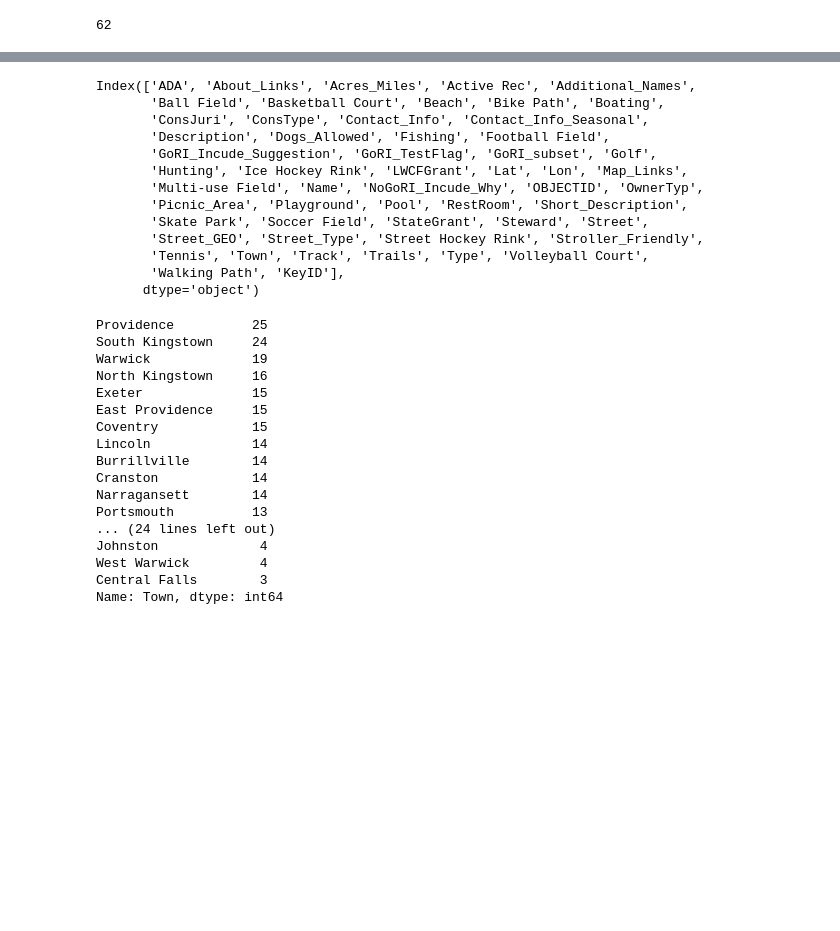
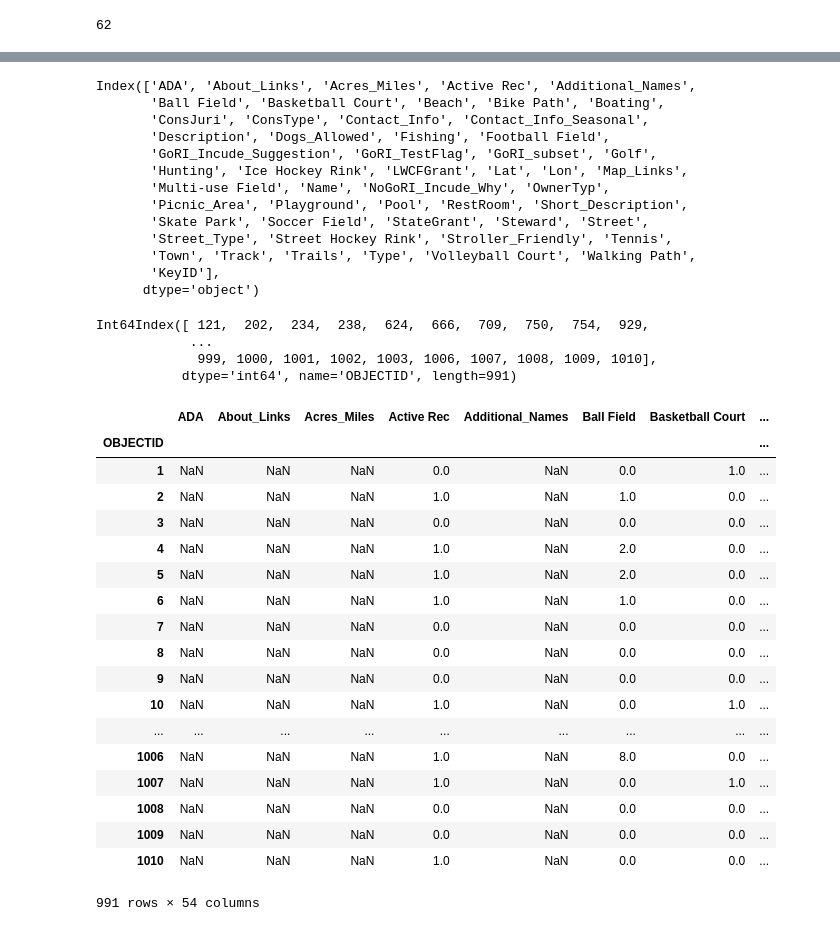
Before and after one commit to 401ode/RI-Parks_Beaches_Trails_Paths, a Jupyter notebook: SCORP Analysis.ipynb, the cells around one changed output, grey strips where cells are left out. Saved outputs shown, nothing was run; the diff lists cells and outputs as text; code cells hidden in the pictures; blank space fills up the shorter version.

```diff
--- a/SCORP Analysis.ipynb
+++ b/SCORP Analysis.ipynb
@@ -454,5 +437,10 @@ pj
+# %%
+scorp_master_file = r"State Comprehensive Outdoor Recreation Plan Inventory of Facilities\MasterSCORP_Base.xlsx"
+geo_master_file = r"State Comprehensive Outdoor Recreation Plan Inventory of Facilities\SCORP_FILTER_GEO.xlsx"
+sm = pd.read_excel(scorp_master, index_col="OBJECTID")
+gm = pd.read_excel(geo_master_file, index_col="OBJECTID")
 # %%
-sg.columns
+sm.columns
 # %% [output]
 Index(['ADA', 'About_Links', 'Acres_Miles', 'Active Rec', 'Additional_Names',
        'Ball Field', 'Basketball Court', 'Beach', 'Bike Path', 'Boating',
@@ -460,30 +448,39 @@ Index(['ADA', 'About_Links', 'Acres_Miles', 'Active Rec', 'Additional_Names',
        'Description', 'Dogs_Allowed', 'Fishing', 'Football Field',
        'GoRI_Incude_Suggestion', 'GoRI_TestFlag', 'GoRI_subset', 'Golf',
        'Hunting', 'Ice Hockey Rink', 'LWCFGrant', 'Lat', 'Lon', 'Map_Links',
-       'Multi-use Field', 'Name', 'NoGoRI_Incude_Why', 'OBJECTID', 'OwnerTyp',
+       'Multi-use Field', 'Name', 'NoGoRI_Incude_Why', 'OwnerTyp',
        'Picnic_Area', 'Playground', 'Pool', 'RestRoom', 'Short_Description',
        'Skate Park', 'Soccer Field', 'StateGrant', 'Steward', 'Street',
-       'Street_GEO', 'Street_Type', 'Street Hockey Rink', 'Stroller_Friendly',
-       'Tennis', 'Town', 'Track', 'Trails', 'Type', 'Volleyball Court',
-       'Walking Path', 'KeyID'],
+       'Street_Type', 'Street Hockey Rink', 'Stroller_Friendly', 'Tennis',
+       'Town', 'Track', 'Trails', 'Type', 'Volleyball Court', 'Walking Path',
+       'KeyID'],
       dtype='object')
-# %%
-sg["Town"].value_counts()
-# %% [output]
-Providence          25
-South Kingstown     24
-Warwick             19
-North Kingstown     16
-Exeter              15
-East Providence     15
-Coventry            15
-Lincoln             14
-Burrillville        14
-Cranston            14
-Narragansett        14
-Portsmouth          13
-... (24 lines left out)
-Johnston             4
-West Warwick         4
-Central Falls        3
-Name: Town, dtype: int64
+# %%
+sm.index
+# %% [output]
+Int64Index([ 121,  202,  234,  238,  624,  666,  709,  750,  754,  929,
+            ...
+             999, 1000, 1001, 1002, 1003, 1006, 1007, 1008, 1009, 1010],
+           dtype='int64', name='OBJECTID', length=991)
+# %%
+gm.combine_first(sm)
+# %% [output]
+|  | ADA | About_Links | Acres_Miles | Active Rec | Additional_Names | Ball Field | Basketball Court | ... |
+| OBJECTID |  |  |  |  |  |  |  | ... |
+| 1 | NaN | NaN | NaN | 0.0 | NaN | 0.0 | 1.0 | ... |
+| 2 | NaN | NaN | NaN | 1.0 | NaN | 1.0 | 0.0 | ... |
+| 3 | NaN | NaN | NaN | 0.0 | NaN | 0.0 | 0.0 | ... |
+| 4 | NaN | NaN | NaN | 1.0 | NaN | 2.0 | 0.0 | ... |
+| 5 | NaN | NaN | NaN | 1.0 | NaN | 2.0 | 0.0 | ... |
+| 6 | NaN | NaN | NaN | 1.0 | NaN | 1.0 | 0.0 | ... |
+| 7 | NaN | NaN | NaN | 0.0 | NaN | 0.0 | 0.0 | ... |
+| 8 | NaN | NaN | NaN | 0.0 | NaN | 0.0 | 0.0 | ... |
+| 9 | NaN | NaN | NaN | 0.0 | NaN | 0.0 | 0.0 | ... |
+| 10 | NaN | NaN | NaN | 1.0 | NaN | 0.0 | 1.0 | ... |
+| ... | ... | ... | ... | ... | ... | ... | ... | ... |
+| 1006 | NaN | NaN | NaN | 1.0 | NaN | 8.0 | 0.0 | ... |
+| 1007 | NaN | NaN | NaN | 1.0 | NaN | 0.0 | 1.0 | ... |
+| 1008 | NaN | NaN | NaN | 0.0 | NaN | 0.0 | 0.0 | ... |
+| 1009 | NaN | NaN | NaN | 0.0 | NaN | 0.0 | 0.0 | ... |
+| 1010 | NaN | NaN | NaN | 1.0 | NaN | 0.0 | 0.0 | ... |
+991 rows × 54 columns
```
Also changed, not shown: parts of 24 cells of this notebook, 1 other file.
